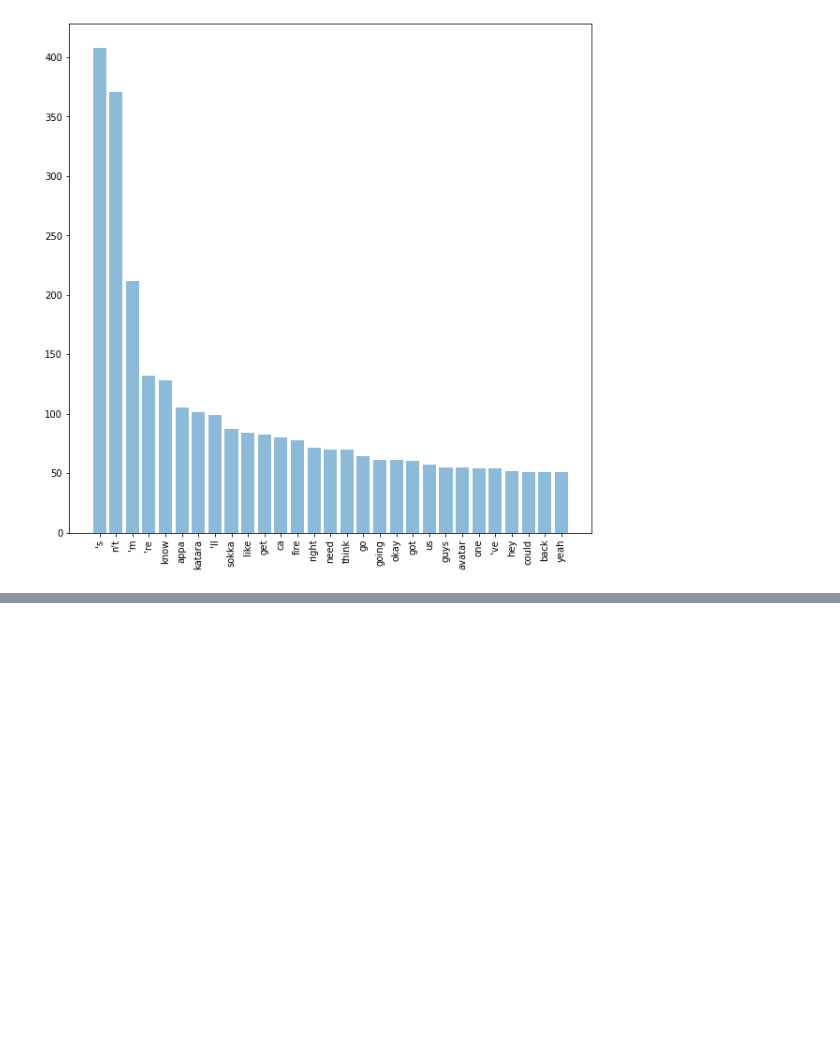
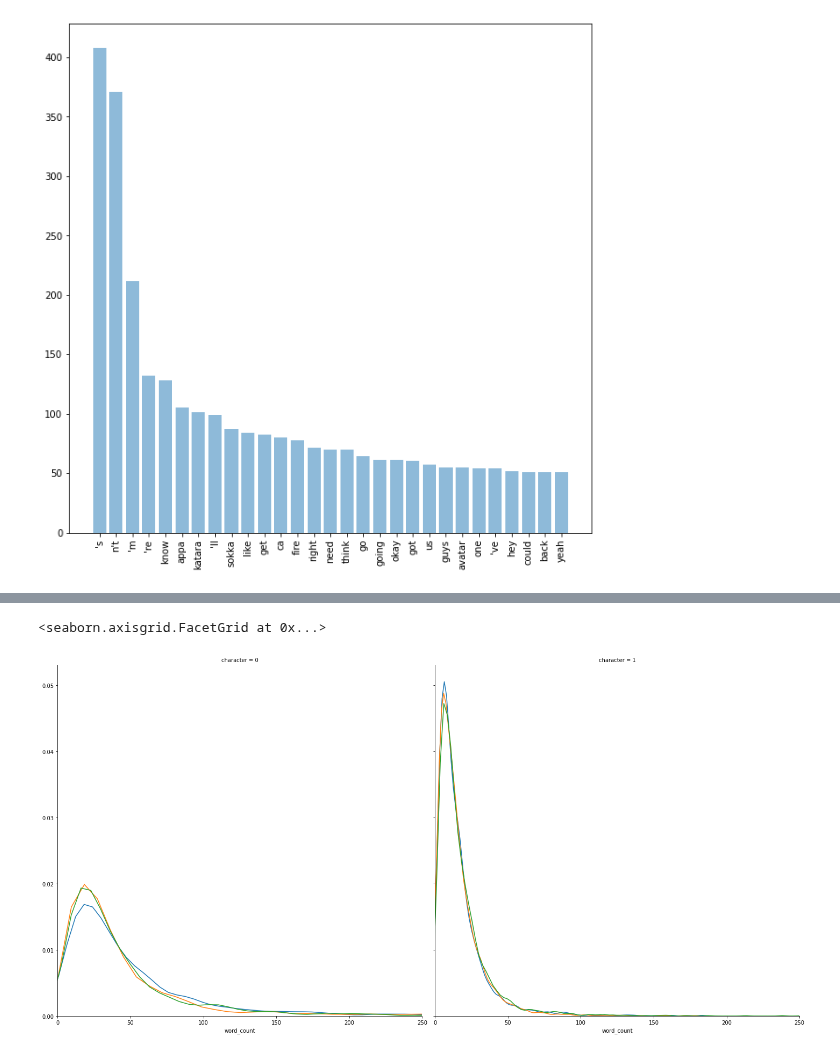
Before and after one commit to uttiyamaji/Data-Analysis, a Jupyter notebook: Tidy Tuesday/Avatar.ipynb, the cells around one changed output, grey strips where cells are left out. Saved outputs shown, nothing was run; the diff lists cells and outputs as text; code cells hidden in the pictures; blank space fills up the shorter version.

```diff
--- a/Tidy Tuesday/Avatar.ipynb
+++ b/Tidy Tuesday/Avatar.ipynb
@@ -197,0 +244,9 @@ plt.show()
+# %%
+chars = list(df_mod.character.unique())
+
+chars.remove('Scene Description')
+# %%
+df_mod.character.replace(to_replace = chars, value = 1, inplace = True)
+df_mod.replace('Scene Description', 0, inplace = True)
+
+df_mod.head(10)
@@ -197,0 +265,6 @@ plt.show()
+# %%
+g = sns.FacetGrid(df_mod, sharex = False, col = 'character', hue = 'book_num', size = 10, xlim = (0,250))
+g.map(sns.distplot, 'word_count', bins = 30, hist = False)
+# %% [output]
+<seaborn.axisgrid.FacetGrid at 0x...>
+[figure, added]
```
Also changed, not shown: parts of 13 cells of this notebook.
